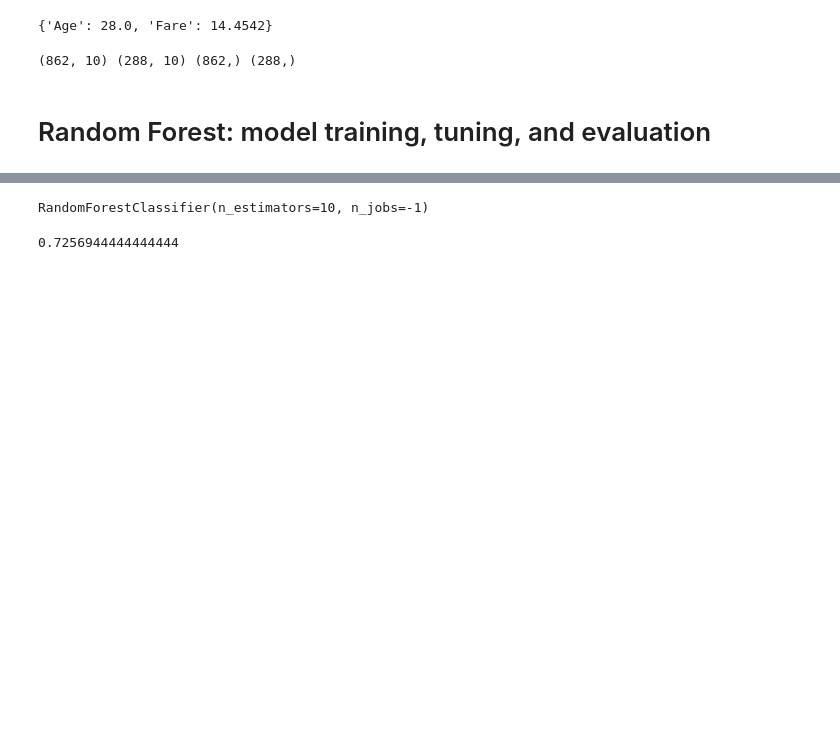
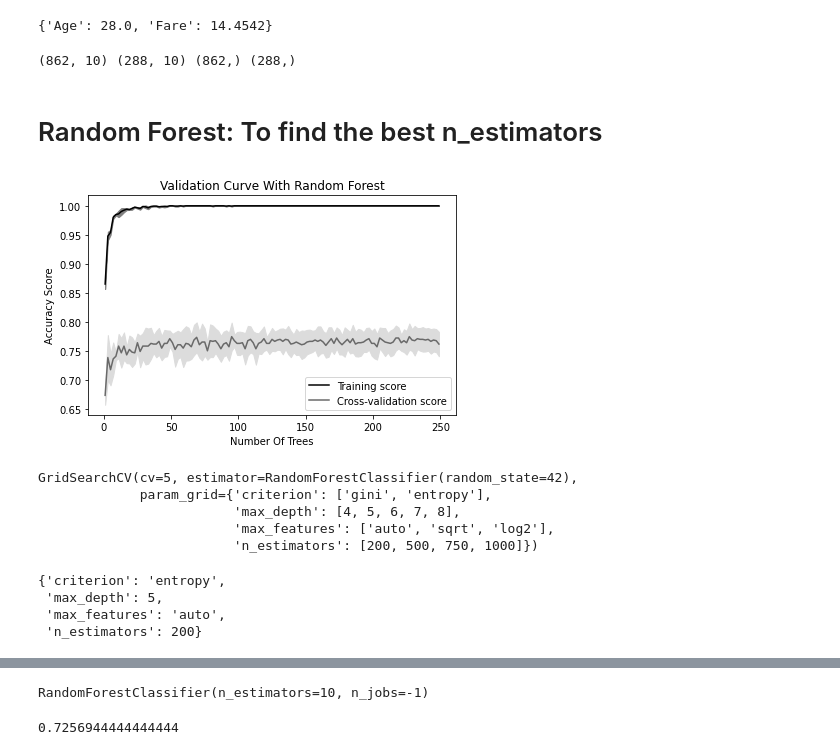
Before and after one commit to adityamulik/INFO-6105---Data-Science-Engineering-And-Tools, a Jupyter notebook: Assignments/Assignment_2/Question_3_Different_n_estimators_titanic_dataset.ipynb, the cells around one changed output, grey strips where cells are left out. Drawn from its saved outputs; the diff is of its cells as text; code cells hidden in the pictures; blank space fills up the shorter version.

```diff
--- a/Assignments/Assignment_2/Question_3_Different_n_estimators_titanic_dataset.ipynb
+++ b/Assignments/Assignment_2/Question_3_Different_n_estimators_titanic_dataset.ipynb
@@ -31,0 +33,5 @@ df.head(2)
+# %%
+data = open('/content/drive/MyDrive/dataset_INFO6105/Titanic_full.csv')
+df = pd.read_csv(data)
+print(df.shape)
+df.head(2)
@@ -146,5 +157,5 @@ x_trn, x_val, y_trn, y_val = train_test_split(x, y, random_state=1)
 print(x_trn.shape,x_val.shape,y_trn.shape,y_val.shape)
 # %% [output]
 (862, 10) (288, 10) (862,) (288,)
-# %% [markdown]
-# Random Forest: model training, tuning, and evaluation
+# %% [markdown]
+# Random Forest: To find the best n_estimators
@@ -150,0 +164,34 @@ print(x_trn.shape,x_val.shape,y_trn.shape,y_val.shape)
+# %%
+param_range = np.arange(1, 250, 2)
+# %%
+train_scoreNum, test_scoreNum = validation_curve(
+                                RandomForestClassifier(),
+                                X = x_trn, y = y_trn,
+                                param_name = 'n_estimators',
+                                param_range = param_range, cv = 3)
+# %%
+# Calculate mean and standard deviation for training set scores
+train_mean = np.mean(train_scoreNum, axis=1)
+train_std = np.std(train_scoreNum, axis=1)
+
+# Calculate mean and standard deviation for test set scores
+test_mean = np.mean(test_scoreNum, axis=1)
+test_std = np.std(test_scoreNum, axis=1)
+
+# Plot mean accuracy scores for training and test sets
+plt.plot(param_range, train_mean, label="Training score", color="black")
+plt.plot(param_range, test_mean, label="Cross-validation score", color="dimgrey")
+
+# Plot accurancy bands for training and test sets
+plt.fill_between(param_range, train_mean - train_std, train_mean + train_std, color="gray")
+plt.fill_between(param_range, test_mean - test_std, test_mean + test_std, color="gainsboro")
+
+# Create plot
+plt.title("Validation Curve With Random Forest")
+plt.xlabel("Number Of Trees")
+plt.ylabel("Accuracy Score")
+plt.tight_layout()
+plt.legend(loc="best")
+plt.show()
+# %% [output]
+[figure, added]
@@ -150,0 +209,16 @@ print(x_trn.shape,x_val.shape,y_trn.shape,y_val.shape)
+# %%
+CV_rfc = GridSearchCV(estimator=rfc, param_grid=param_grid, cv= 5)
+CV_rfc.fit(x_trn, y_trn)
+# %% [output]
+GridSearchCV(cv=5, estimator=RandomForestClassifier(random_state=42),
+             param_grid={'criterion': ['gini', 'entropy'],
+                         'max_depth': [4, 5, 6, 7, 8],
+                         'max_features': ['auto', 'sqrt', 'log2'],
+                         'n_estimators': [200, 500, 750, 1000]})
+# %%
+CV_rfc.best_params_
+# %% [output]
+{'criterion': 'entropy',
+ 'max_depth': 5,
+ 'max_features': 'auto',
+ 'n_estimators': 200}
```
Also changed, not shown: parts of 13 cells of this notebook, 3 other files.
